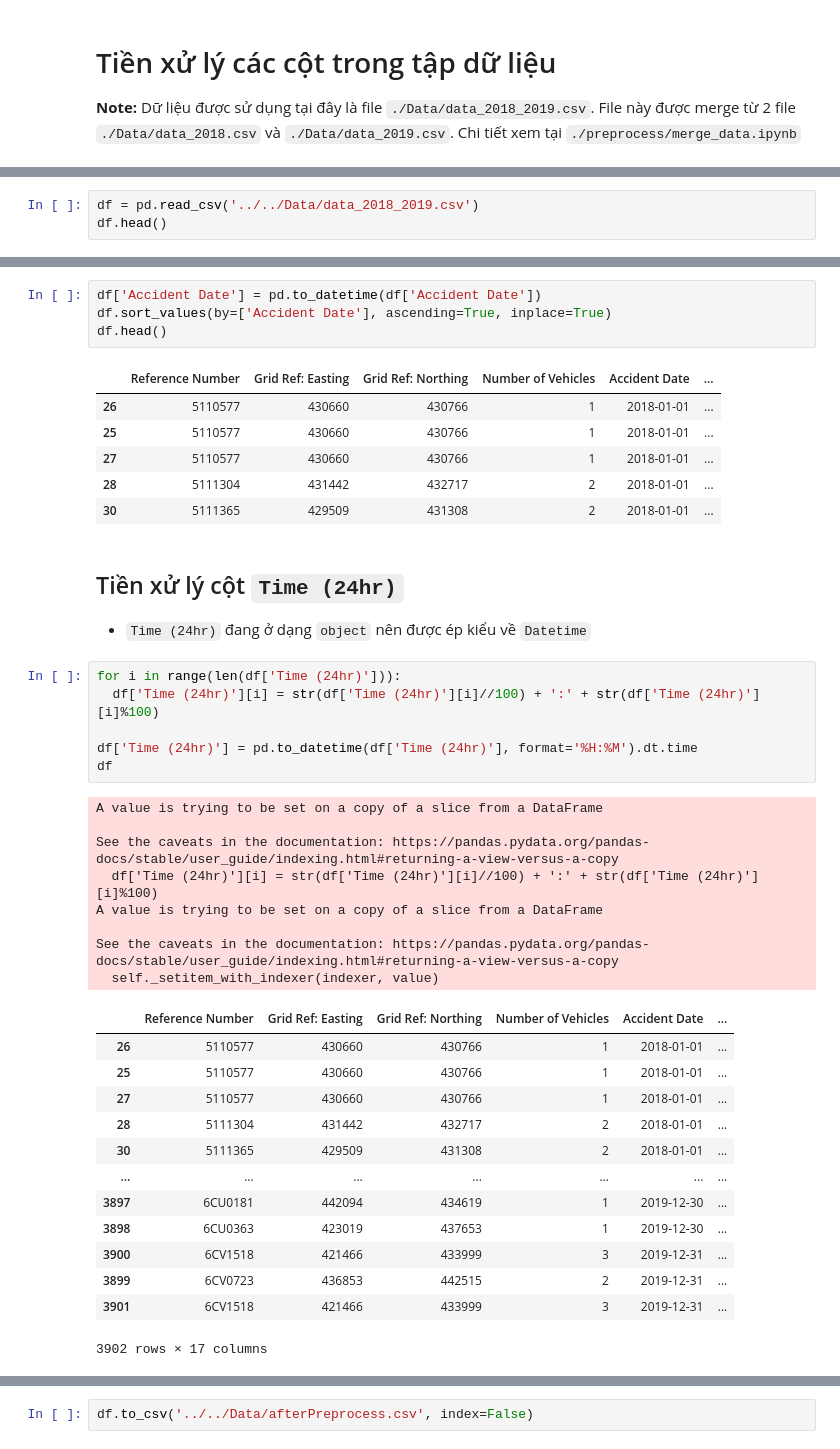
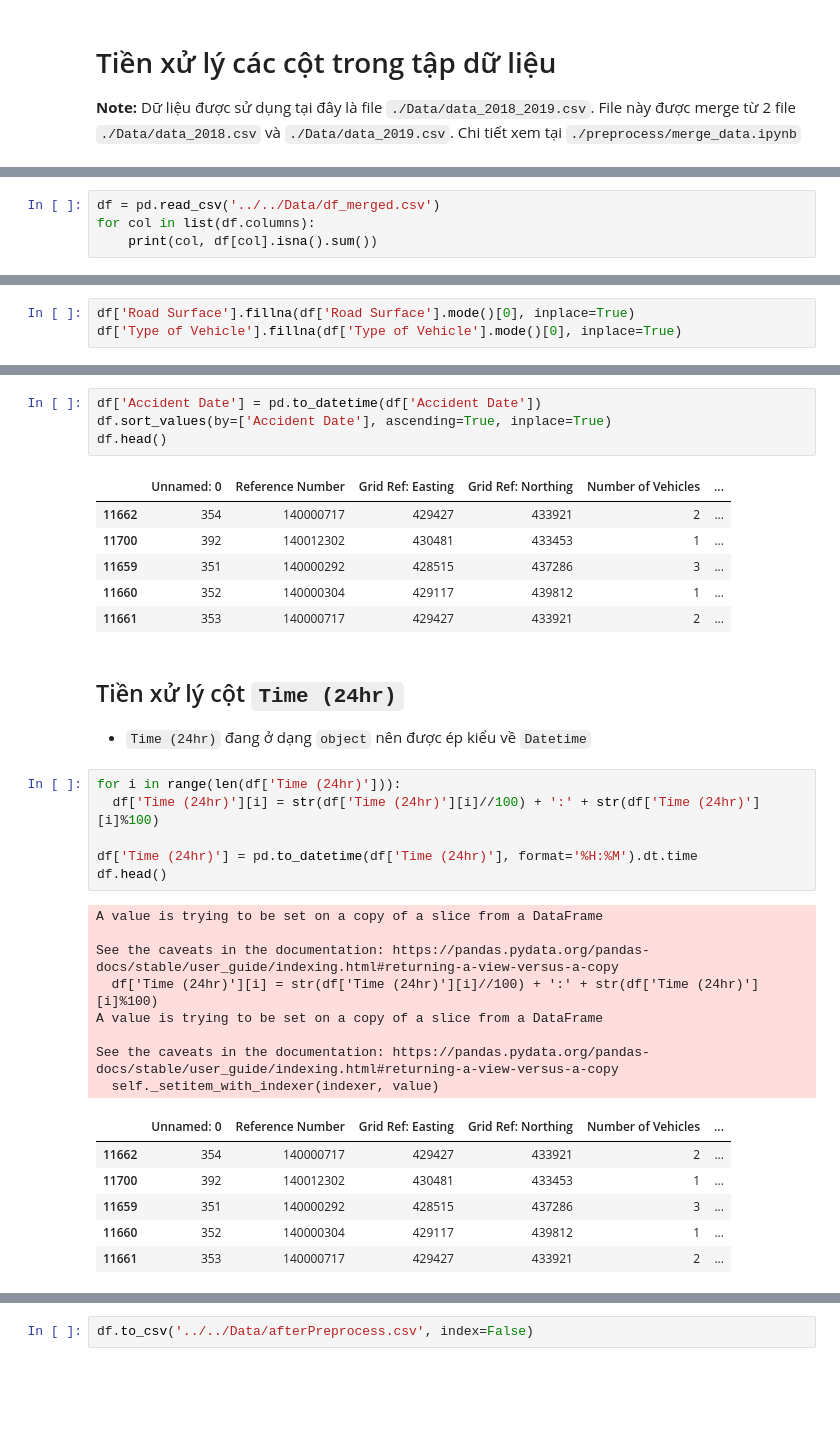
Before and after one commit to XQuyTran/Traffic-Accident-Analysis, a Jupyter notebook: src/preprocess/preprocess.ipynb, the cells around one changed output, grey strips where cells are left out. Saved outputs shown, nothing was run; the diff lists cells and outputs as text; blank space fills up the shorter version.

```diff
--- a/src/preprocess/preprocess.ipynb
+++ b/src/preprocess/preprocess.ipynb
@@ -6,4 +7,5 @@ import pandas as pd
 # %%
-df = pd.read_csv('../../Data/data_2018_2019.csv')
-df.head()
+df = pd.read_csv('../../Data/df_merged.csv')
+for col in list(df.columns):
+    print(col, df[col].isna().sum())
 # %% [output]
@@ -40,0 +30,3 @@ memory usage: 518.4+ KB
+# %%
+df['Road Surface'].fillna(df['Road Surface'].mode()[0], inplace=True)
+df['Type of Vehicle'].fillna(df['Type of Vehicle'].mode()[0], inplace=True)
@@ -46,40 +58,33 @@ df['Accident Date'] = pd.to_datetime(df['Accident Date'])
 df.sort_values(by=['Accident Date'], ascending=True, inplace=True)
 df.head()
 # %% [output]
-|  | Reference Number | Grid Ref: Easting | Grid Ref: Northing | Number of Vehicles | Accident Date | ... |
-| 26 | 5110577 | 430660 | 430766 | 1 | 2018-01-01 | ... |
-| 25 | 5110577 | 430660 | 430766 | 1 | 2018-01-01 | ... |
-| 27 | 5110577 | 430660 | 430766 | 1 | 2018-01-01 | ... |
-| 28 | 5111304 | 431442 | 432717 | 2 | 2018-01-01 | ... |
-| 30 | 5111365 | 429509 | 431308 | 2 | 2018-01-01 | ... |
+|  | Unnamed: 0 | Reference Number | Grid Ref: Easting | Grid Ref: Northing | Number of Vehicles | ... |
+| 11662 | 354 | 140000717 | 429427 | 433921 | 2 | ... |
+| 11700 | 392 | 140012302 | 430481 | 433453 | 1 | ... |
+| 11659 | 351 | 140000292 | 428515 | 437286 | 3 | ... |
+| 11660 | 352 | 140000304 | 429117 | 439812 | 1 | ... |
+| 11661 | 353 | 140000717 | 429427 | 433921 | 2 | ... |
 # %% [markdown]
 ## Tiền xử lý cột `Time (24hr)`
 - `Time (24hr)` đang ở dạng `object` nên được ép kiểu về `Datetime`
 # %%
 for i in range(len(df['Time (24hr)'])):
   df['Time (24hr)'][i] = str(df['Time (24hr)'][i]//100) + ':' + str(df['Time (24hr)'][i]%100)
 
 df['Time (24hr)'] = pd.to_datetime(df['Time (24hr)'], format='%H:%M').dt.time
-df
+df.head()
 # %% [output]
 A value is trying to be set on a copy of a slice from a DataFrame
 
 See the caveats in the documentation: https://pandas.pydata.org/pandas-docs/stable/user_guide/indexing.html#returning-a-view-versus-a-copy
   df['Time (24hr)'][i] = str(df['Time (24hr)'][i]//100) + ':' + str(df['Time (24hr)'][i]%100)
 A value is trying to be set on a copy of a slice from a DataFrame
 
 See the caveats in the documentation: https://pandas.pydata.org/pandas-docs/stable/user_guide/indexing.html#returning-a-view-versus-a-copy
   self._setitem_with_indexer(indexer, value)
-|  | Reference Number | Grid Ref: Easting | Grid Ref: Northing | Number of Vehicles | Accident Date | ... |
-| 26 | 5110577 | 430660 | 430766 | 1 | 2018-01-01 | ... |
-| 25 | 5110577 | 430660 | 430766 | 1 | 2018-01-01 | ... |
-| 27 | 5110577 | 430660 | 430766 | 1 | 2018-01-01 | ... |
-| 28 | 5111304 | 431442 | 432717 | 2 | 2018-01-01 | ... |
-| 30 | 5111365 | 429509 | 431308 | 2 | 2018-01-01 | ... |
-| ... | ... | ... | ... | ... | ... | ... |
-| 3897 | 6CU0181 | 442094 | 434619 | 1 | 2019-12-30 | ... |
-| 3898 | 6CU0363 | 423019 | 437653 | 1 | 2019-12-30 | ... |
-| 3900 | 6CV1518 | 421466 | 433999 | 3 | 2019-12-31 | ... |
-| 3899 | 6CV0723 | 436853 | 442515 | 2 | 2019-12-31 | ... |
-| 3901 | 6CV1518 | 421466 | 433999 | 3 | 2019-12-31 | ... |
+|  | Unnamed: 0 | Reference Number | Grid Ref: Easting | Grid Ref: Northing | Number of Vehicles | ... |
+| 11662 | 354 | 140000717 | 429427 | 433921 | 2 | ... |
+| 11700 | 392 | 140012302 | 430481 | 433453 | 1 | ... |
+| 11659 | 351 | 140000292 | 428515 | 437286 | 3 | ... |
+| 11660 | 352 | 140000304 | 429117 | 439812 | 1 | ... |
+| 11661 | 353 | 140000717 | 429427 | 433921 | 2 | ... |
-3902 rows × 17 columns
```
Also changed, not shown: parts of 12 cells of this notebook, 1 other file.
